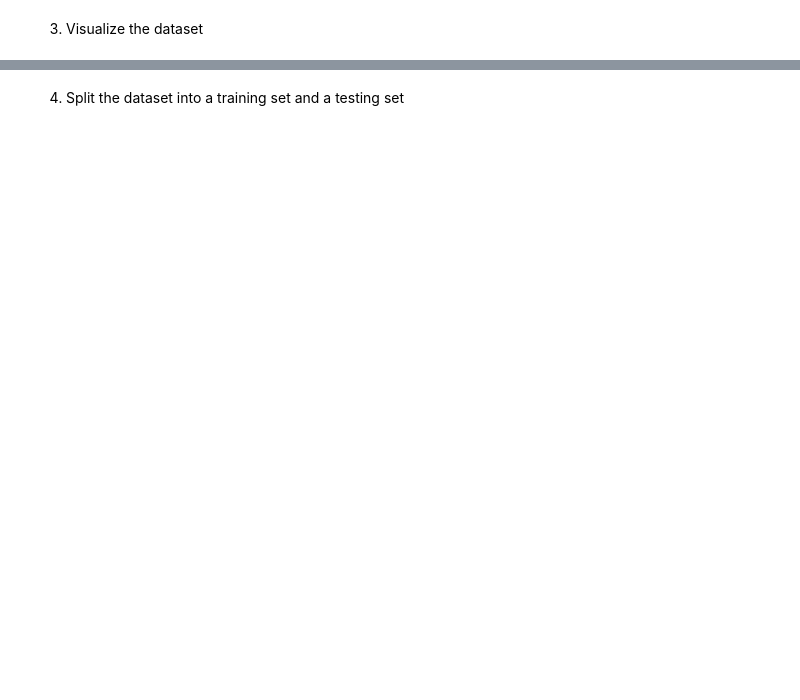
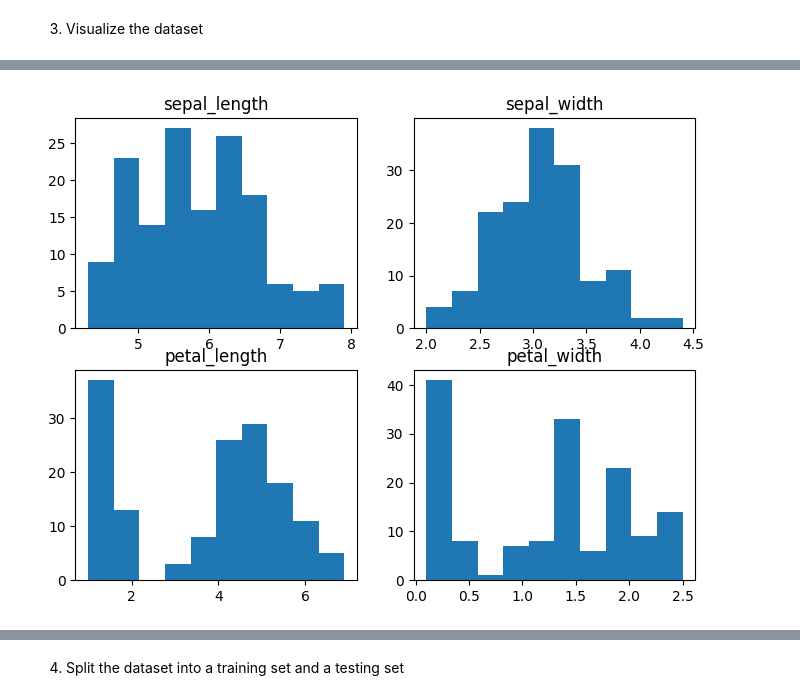
Before and after one commit to moridin04/CCMACLRL_EXERCISES_COM221ML, a Jupyter notebook: Exercise2.ipynb, the cells around one changed output, grey strips where cells are left out. Saved outputs shown, nothing was run; the diff lists cells and outputs as text; code cells hidden in the pictures; blank space fills up the shorter version.

```diff
--- a/Exercise2.ipynb
+++ b/Exercise2.ipynb
@@ -24,0 +93,16 @@ from sklearn.model_selection import train_test_split
+# %%
+fig, ax = plt.subplots(2,2, figsize=(8,6))
+
+ax[0, 0].hist(df["SepalLengthCm"])
+ax[0, 1].hist(df["SepalWidthCm"])
+ax[1, 0].hist(df["PetalLengthCm"])
+ax[1, 1].hist(df["PetalWidthCm"])
+
+ax[0, 0].set_title("sepal_length")
+ax[0, 1].set_title("sepal_width")
+ax[1, 0].set_title("petal_length")
+ax[1, 1].set_title("petal_width")
+
+plt.show()
+# %% [output]
+[figure, added]
```
Also changed, not shown: parts of 25 cells of this notebook.
